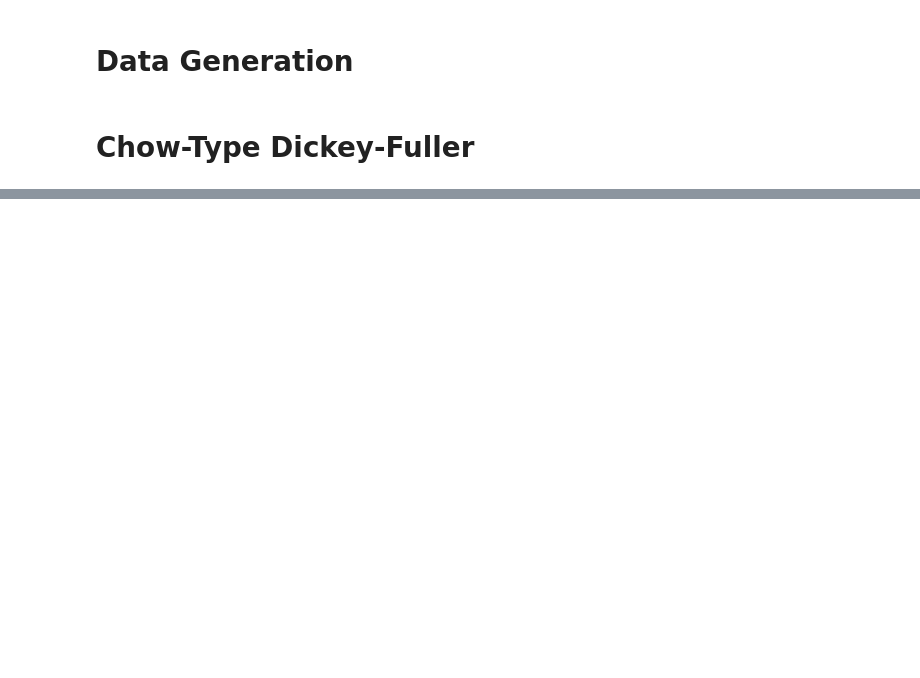
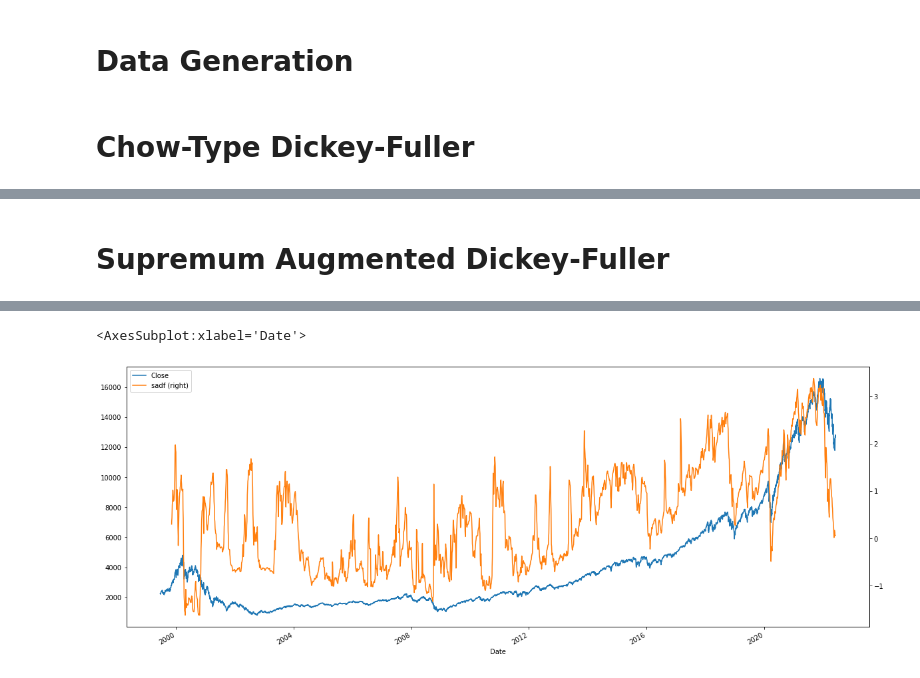
Before and after one commit to maxgao18/AFML, a Jupyter notebook: 17.2.ipynb, the cells around one changed output, grey strips where cells are left out. Saved outputs shown, nothing was run; the diff lists cells and outputs as text; code cells hidden in the pictures; blank space fills up the shorter version.

```diff
--- a/17.2.ipynb
+++ b/17.2.ipynb
@@ -38,0 +37,19 @@ plt.axvline(x=data["ct_df"].idxmax(), color="r")
+# %% [markdown]
+# Supremum Augmented Dickey-Fuller
+# %%
+%%time
+
+data = d.fetch("data/future/daily", "NQ.csv")
+data["sadf"] = signals.supremum_augmented_dickey_fuller_statistic(
+    data["Close"],
+    min_window_size=100,
+    max_window_size=3000,
+    window_step=50,
+    stat_step=5,
+    maxlag=25,
+    autolag=None,
+)
+data[["Close", "sadf"]].interpolate(method="linear").plot(
+    secondary_y="sadf", figsize=(20, 8)
+)
+# %% [output]
@@ -38,0 +58,2 @@ plt.axvline(x=data["ct_df"].idxmax(), color="r")
+<AxesSubplot:xlabel='Date'>
+[figure, added]
```
Also changed, not shown: parts of 4 cells of this notebook, 1 other file.
